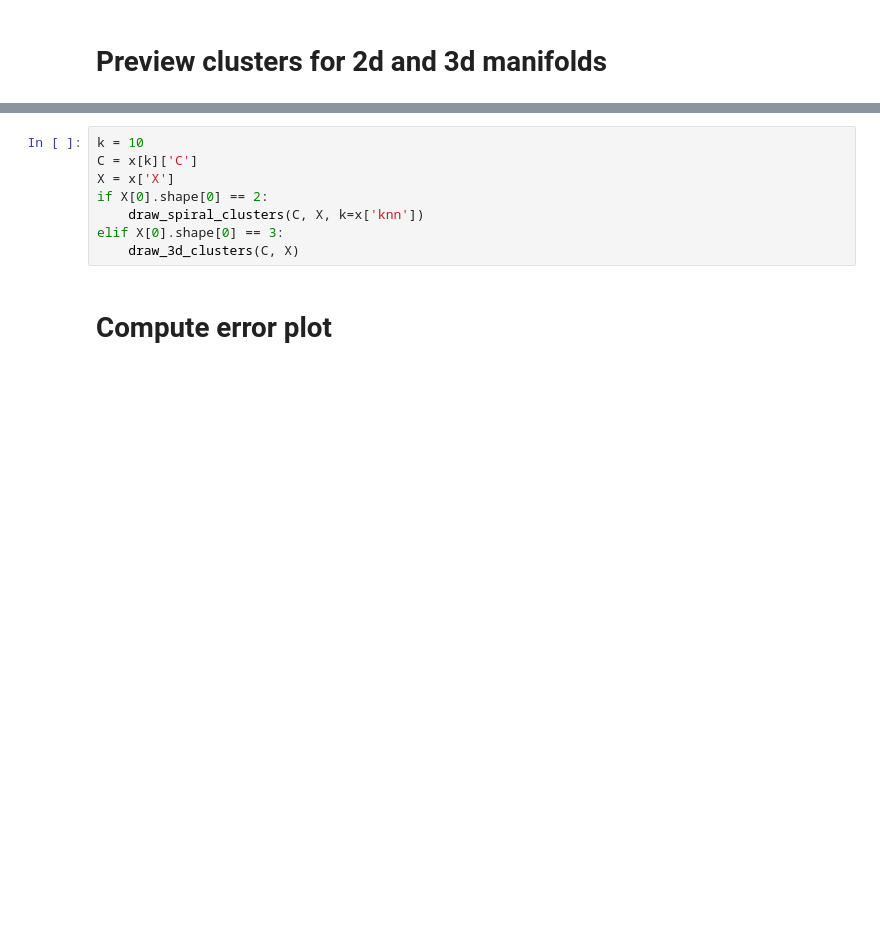
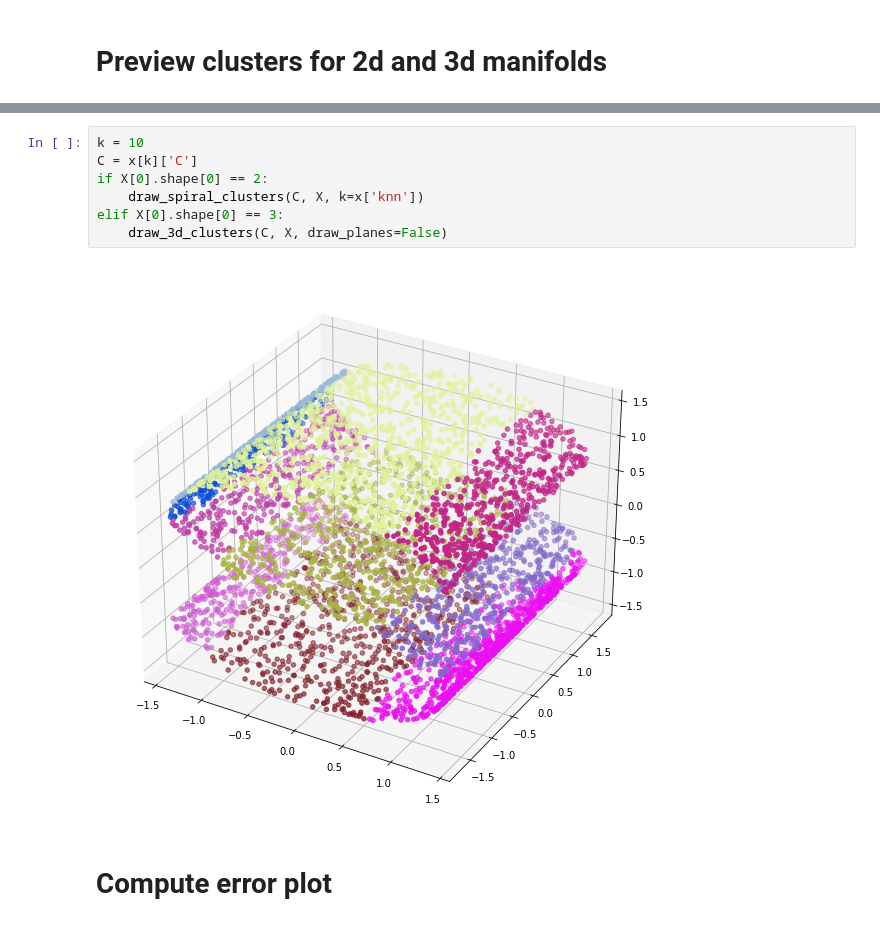
Before and after one commit to JunkyByte/ACDT, a Jupyter notebook: src/visual_saved.ipynb, the cells around one changed output, grey strips where cells are left out. Saved outputs shown, nothing was run; the diff lists cells and outputs as text; blank space fills up the shorter version.

```diff
--- a/src/visual_saved.ipynb
+++ b/src/visual_saved.ipynb
@@ -28,11 +32,12 @@ dict_keys(['knn', 'X', 49, 48, 47, 46, 45, 44, 43, 42, 41, 40, 39, 38, 37, 36, 3
 # %%
 k = 10
 C = x[k]['C']
-X = x['X']
 if X[0].shape[0] == 2:
     draw_spiral_clusters(C, X, k=x['knn'])
 elif X[0].shape[0] == 3:
-    draw_3d_clusters(C, X)
+    draw_3d_clusters(C, X, draw_planes=False)
+# %% [output]
+[figure, added]
 # %% [markdown]
 # Compute error plot
 # %%
```
Also changed, not shown: parts of 29 cells of this notebook, 25 other files.
